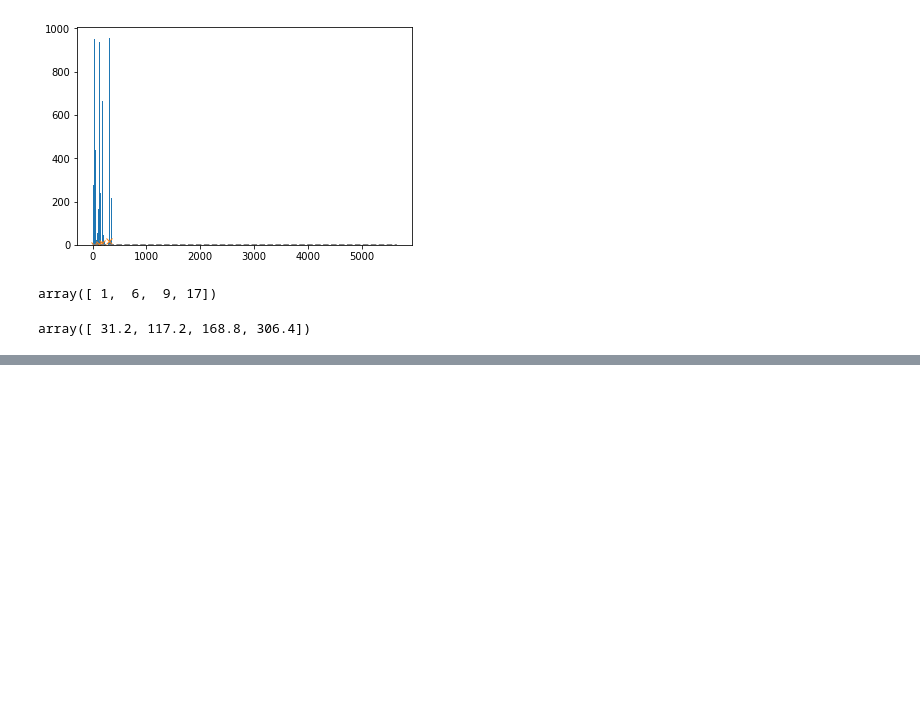
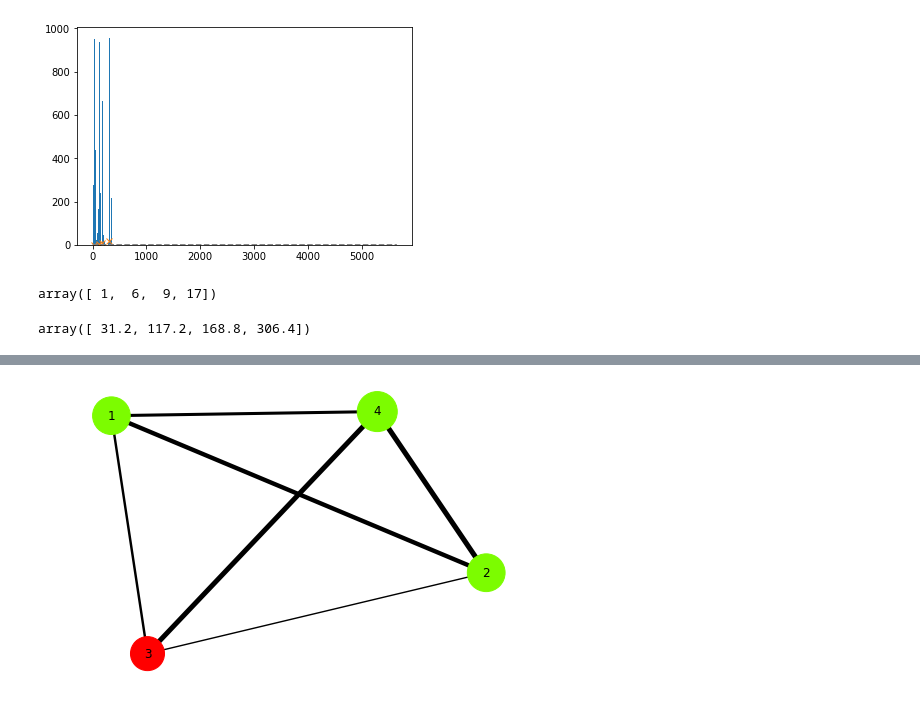
Before and after one commit to pankajchejara23/pydoa, a Jupyter notebook: Test place.ipynb, the cells around one changed output, grey strips where cells are left out. Saved outputs shown, nothing was run; the diff lists cells and outputs as text; code cells hidden in the pictures; blank space fills up the shorter version.

```diff
--- a/Test place.ipynb
+++ b/Test place.ipynb
@@ -58,0 +114,4 @@ array([ 31.2, 117.2, 168.8, 306.4])
+# %%
+d.drawNetwork('group-1')
+# %% [output]
+[figure, added]
```
Also changed, not shown: parts of 11 cells of this notebook, 4 other files.
